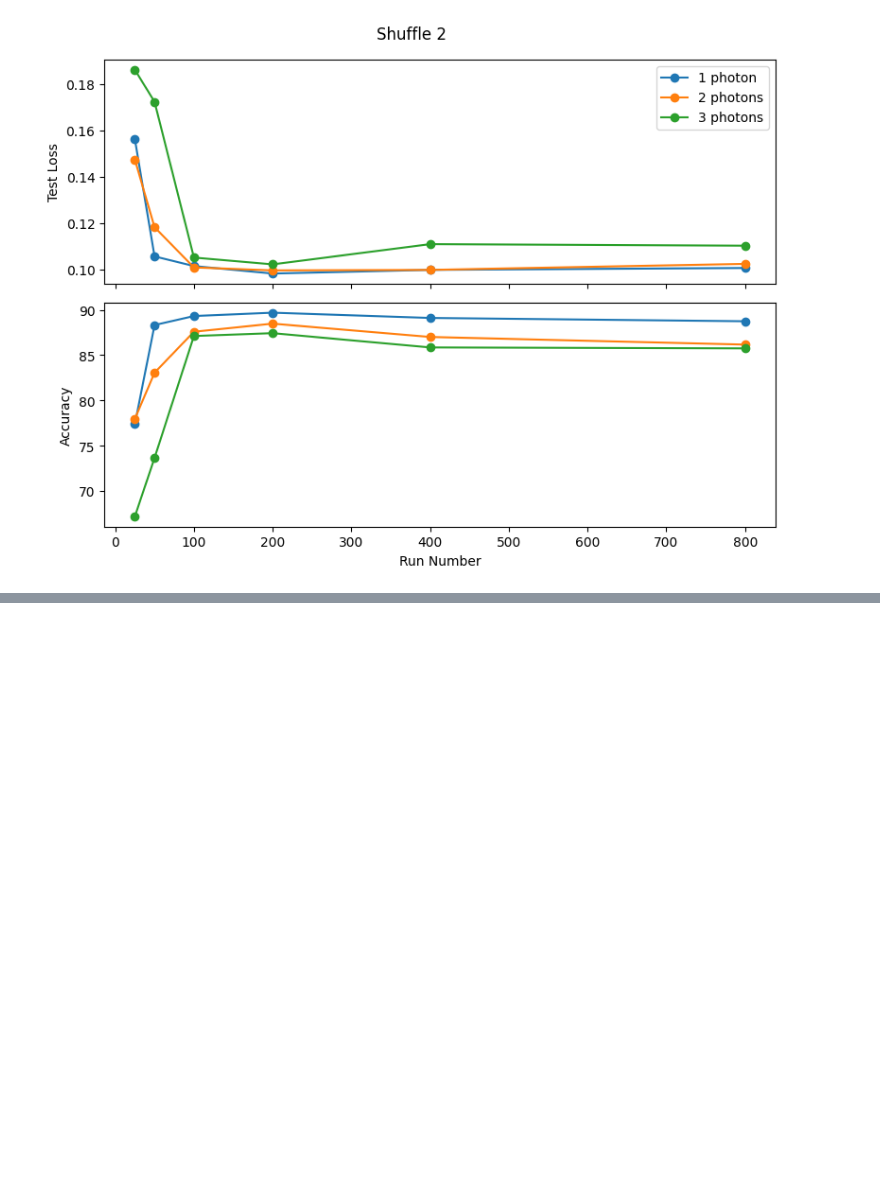
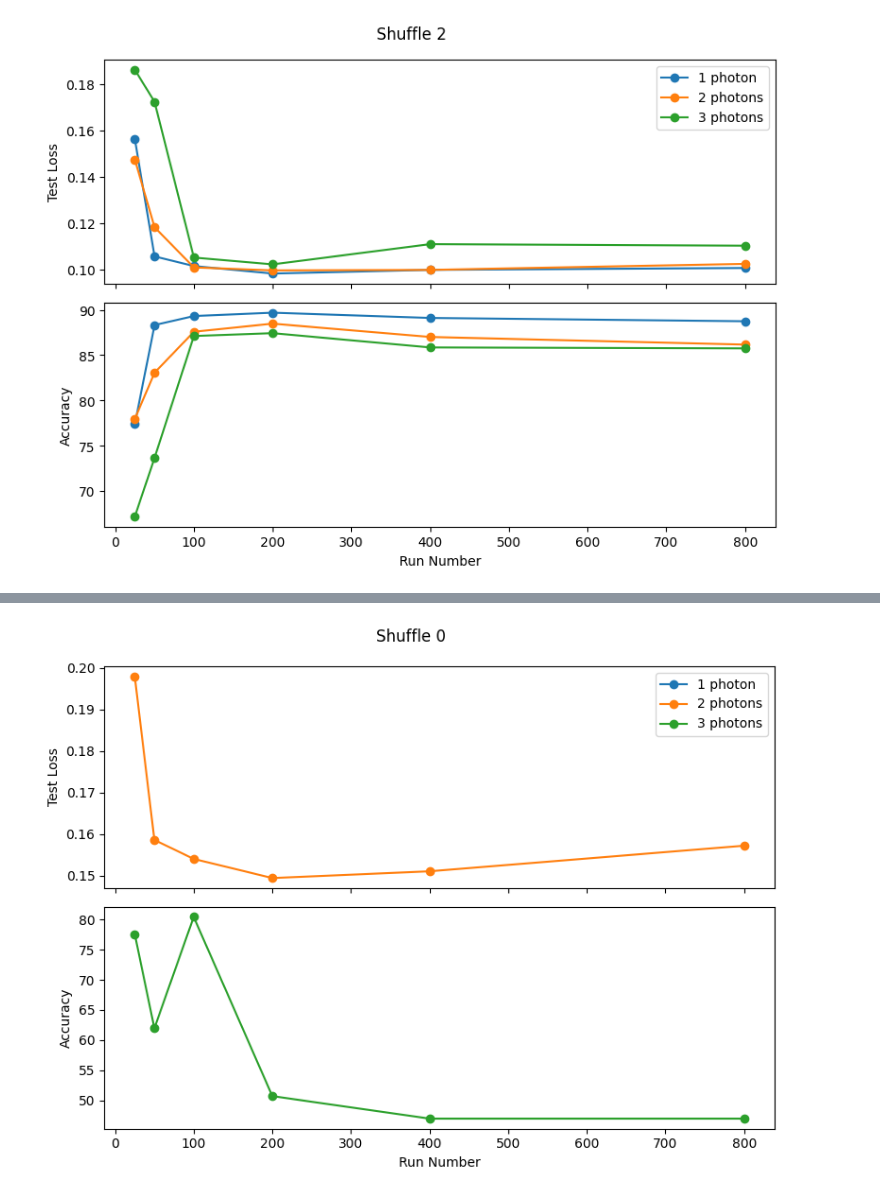
Before and after one commit to 01000111r/photon-net, a Jupyter notebook: plots.ipynb, the cells around one changed output, grey strips where cells are left out. Saved outputs shown, nothing was run; the diff lists cells and outputs as text; code cells hidden in the pictures; blank space fills up the shorter version.

Commit message:
plots for 10d

```diff
--- a/plots.ipynb
+++ b/plots.ipynb
@@ -2214,0 +2219,79 @@ plot_results()
+# %%
+
+from p_pack import globals as g
+from pathlib import Path
+
+# Mapping of photon number to their respective result directories
+PHOTON_DIRS = {
+    1: "p1-shuffle-rf8-800-d10",
+    2: "p2-shuffle-rf8-800-d10",
+    3: "p3-shuffle-rf8-800-d10",
+}
+
+# Training runs that were evaluated
+RUN_NUMBERS = [25, 50, 100, 200, 400, 800]
+
+
+def _load_metric(photon_dir: str, metric: str, shuffle_type: int):
+    """Load metric values for a photon configuration and shuffle type.
+
+    Parameters
+    ----------
+    photon_dir:
+        Root directory for the photon configuration (e.g. ``p1-shuffle-rf4-800``).
+    metric:
+        Either ``"test-loss"`` or ``"test-acc"``.
+    shuffle_type:
+        The shuffle index (0, 1 or 2).
+
+    Returns
+    -------
+    tuple[list[int], list[float]]
+        Lists of run numbers and the corresponding metric values.  Missing
+        files are skipped with a warning.
+    """
+
+    # Build absolute path to the photon directory within the external ``work`` folder
+    script_dir = g.os.getcwd()
+    parent_dir = g.os.path.abspath(g.os.path.join(script_dir, ".."))
+    base_path = Path(parent_dir) / "work" / photon_dir
+
+    runs, values = [], []
+    for run in RUN_NUMBERS:
+        file_path = base_path / f"{metric}-{run}" / f"t{shuffle_type}s{shuffle_type}.npz"
+        if not file_path.exists():
+            print(f"[Warning] Missing file: {file_path}")
+            continue
+        with g.np.load(file_path, allow_pickle=True) as data:
+            # Files saved by ``evaluate_and_save_test_loss`` always use the
+            # ``test_loss`` key even when storing accuracy.
+            values.append(data["test_loss"].item())
+            runs.append(run)
+    return runs, values
+
+
+def plot_results():
+    """Create figures for each shuffle type showing loss and accuracy."""
+
+    labels = {1: "1 photon", 2: "2 photons", 3: "3 photons"}
+
+    for shuffle in [0, 1, 2]:
+        fig, (ax_loss, ax_acc) = g.plt.subplots(2, 1, sharex=True, figsize=(8, 6))
+
+        for p, directory in PHOTON_DIRS.items():
+            run_loss, loss_vals = _load_metric(directory, "test-loss", shuffle)
+            run_acc, acc_vals = _load_metric(directory, "test-acc", shuffle)
+
+            ax_loss.plot(run_loss, loss_vals, marker="o", label=labels[p])
+            ax_acc.plot(run_acc, acc_vals, marker="o", label=labels[p])
+
+        ax_loss.set_ylabel("Test Loss")
+        ax_loss.legend()
+        ax_acc.set_ylabel("Accuracy")
+        ax_acc.set_xlabel("Run Number")
+        fig.suptitle(f"Shuffle {shuffle}")
+        g.plt.tight_layout()
+        g.plt.show()
+
+plot_results()
+# %% [output]
@@ -2214,0 +2315 @@ plot_results()
+[figure, added]
```
Also changed, not shown: parts of 2 cells of this notebook, 44 other files.
